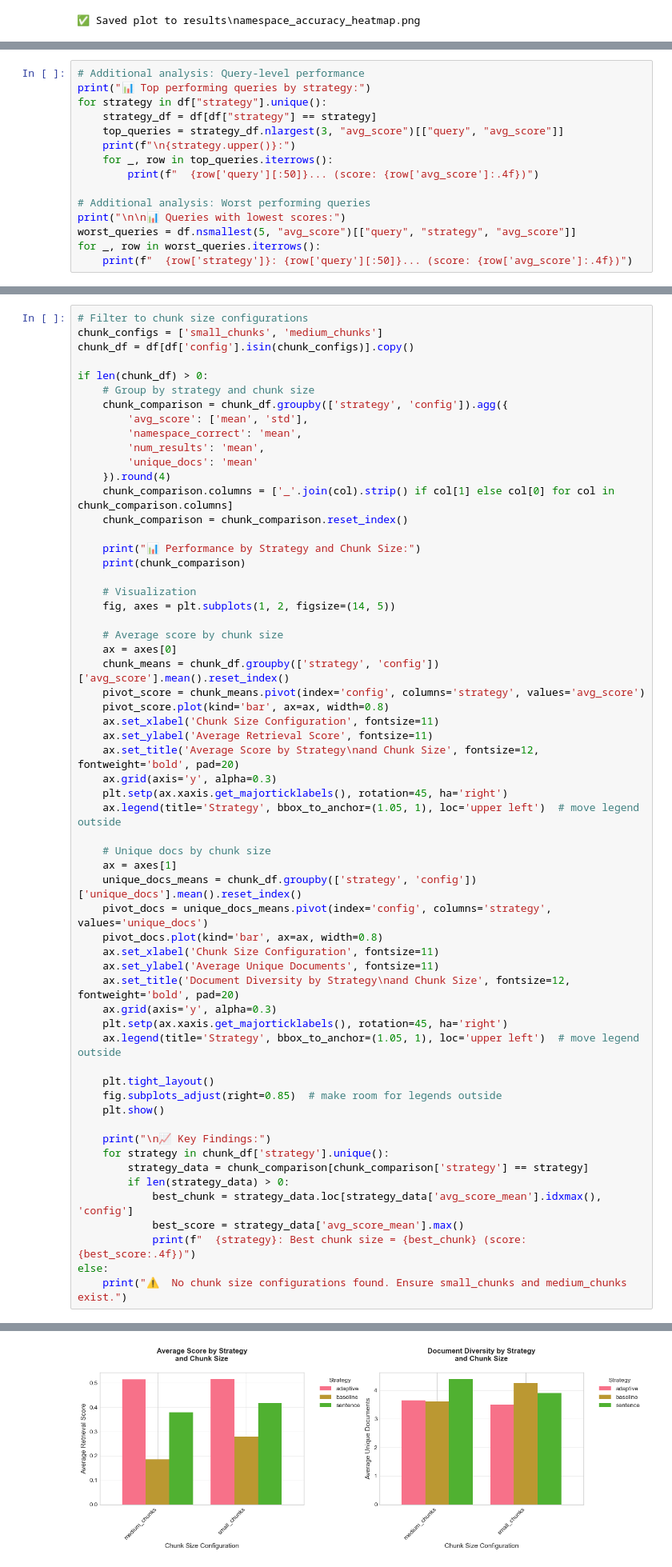
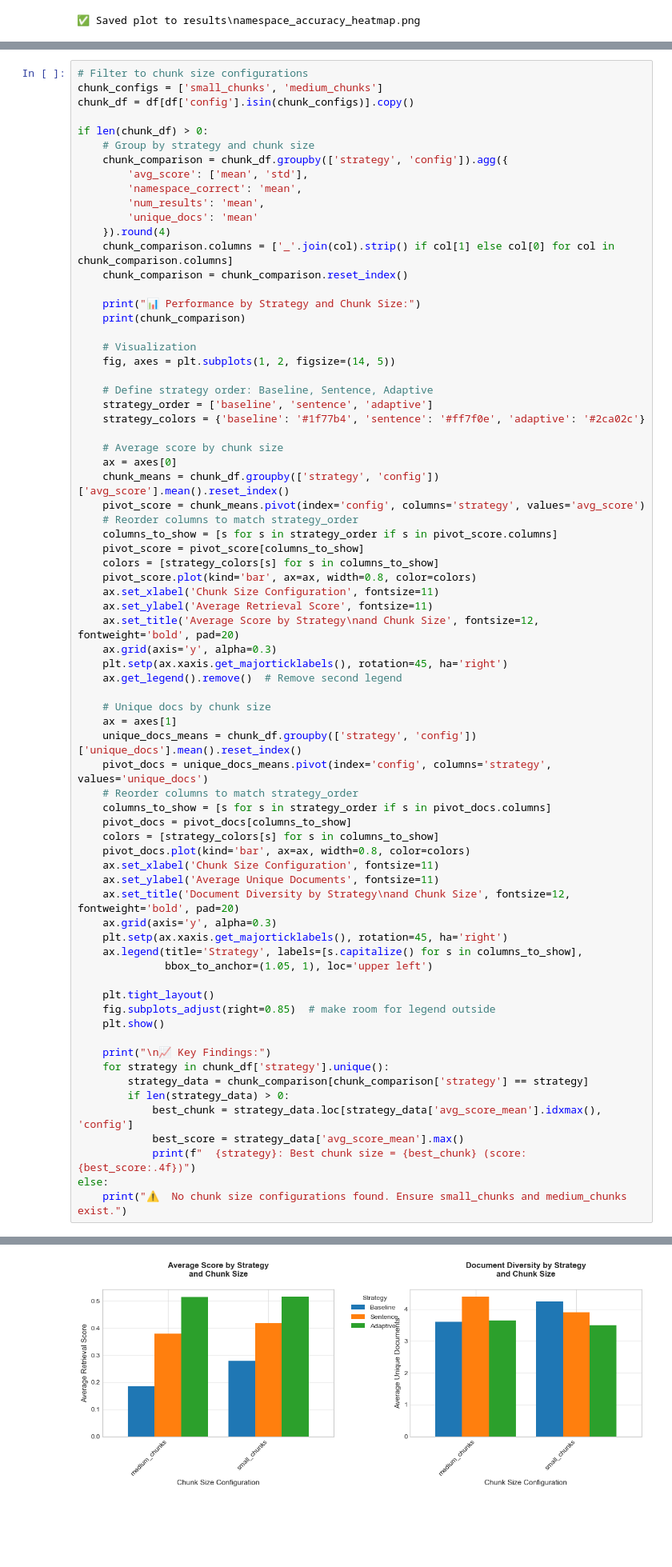
Before and after one commit to tomerbaruch99/lab2, a Jupyter notebook: evaluation/analyze_evaluation_results.ipynb, the cells around one changed output, grey strips where cells are left out. Shown at 80% size. Cells and saved outputs as stored; diff of their text form; blank space fills up the shorter version.

```diff
--- a/evaluation/analyze_evaluation_results.ipynb
+++ b/evaluation/analyze_evaluation_results.ipynb
@@ -419,18 +433,3 @@ EVALUATION SUMMARY
 ======================================================================
 # %% [markdown]
 ## 8. Additional Analysis (Optional)
-# %%
-# Additional analysis: Query-level performance
-print("📊 Top performing queries by strategy:")
-for strategy in df["strategy"].unique():
-    strategy_df = df[df["strategy"] == strategy]
-    top_queries = strategy_df.nlargest(3, "avg_score")[["query", "avg_score"]]
-    print(f"\n{strategy.upper()}:")
-    for _, row in top_queries.iterrows():
-        print(f"  {row['query'][:50]}... (score: {row['avg_score']:.4f})")
-
-# Additional analysis: Worst performing queries
-print("\n\n📊 Queries with lowest scores:")
-worst_queries = df.nsmallest(5, "avg_score")[["query", "strategy", "avg_score"]]
-for _, row in worst_queries.iterrows():
-    print(f"  {row['strategy']}: {row['query'][:50]}... (score: {row['avg_score']:.4f})")
@@ -544,61 +613,74 @@ if len(chunk_df) > 0:
     # Visualization
     fig, axes = plt.subplots(1, 2, figsize=(14, 5))
 
+    # Define strategy order: Baseline, Sentence, Adaptive
+    strategy_order = ['baseline', 'sentence', 'adaptive']
+    strategy_colors = {'baseline': '#1f77b4', 'sentence': '#ff7f0e', 'adaptive': '#2ca02c'}
+
     # Average score by chunk size
     ax = axes[0]
     chunk_means = chunk_df.groupby(['strategy', 'config'])['avg_score'].mean().reset_index()
     pivot_score = chunk_means.pivot(index='config', columns='strategy', values='avg_score')
-    pivot_score.plot(kind='bar', ax=ax, width=0.8)
+    # Reorder columns to match strategy_order
+    columns_to_show = [s for s in strategy_order if s in pivot_score.columns]
+    pivot_score = pivot_score[columns_to_show]
+    colors = [strategy_colors[s] for s in columns_to_show]
+    pivot_score.plot(kind='bar', ax=ax, width=0.8, color=colors)
     ax.set_xlabel('Chunk Size Configuration', fontsize=11)
     ax.set_ylabel('Average Retrieval Score', fontsize=11)
     ax.set_title('Average Score by Strategy\nand Chunk Size', fontsize=12, fontweight='bold', pad=20)
     ax.grid(axis='y', alpha=0.3)
     plt.setp(ax.xaxis.get_majorticklabels(), rotation=45, ha='right')
-    ax.legend(title='Strategy', bbox_to_anchor=(1.05, 1), loc='upper left')  # move legend outside
+    ax.get_legend().remove()  # Remove second legend
 
     # Unique docs by chunk size
     ax = axes[1]
     unique_docs_means = chunk_df.groupby(['strategy', 'config'])['unique_docs'].mean().reset_index()
     pivot_docs = unique_docs_means.pivot(index='config', columns='strategy', values='unique_docs')
-    pivot_docs.plot(kind='bar', ax=ax, width=0.8)
+    # Reorder columns to match strategy_order
+    columns_to_show = [s for s in strategy_order if s in pivot_docs.columns]
+    pivot_docs = pivot_docs[columns_to_show]
+    colors = [strategy_colors[s] for s in columns_to_show]
+    pivot_docs.plot(kind='bar', ax=ax, width=0.8, color=colors)
     ax.set_xlabel('Chunk Size Configuration', fontsize=11)
     ax.set_ylabel('Average Unique Documents', fontsize=11)
     ax.set_title('Document Diversity by Strategy\nand Chunk Size', fontsize=12, fontweight='bold', pad=20)
     ax.grid(axis='y', alpha=0.3)
     plt.setp(ax.xaxis.get_majorticklabels(), rotation=45, ha='right')
-    ax.legend(title='Strategy', bbox_to_anchor=(1.05, 1), loc='upper left')  # move legend outside
+    ax.legend(title='Strategy', labels=[s.capitalize() for s in columns_to_show],
+              bbox_to_anchor=(1.05, 1), loc='upper left')
 
     plt.tight_layout()
-    fig.subplots_adjust(right=0.85)  # make room for legends outside
+    fig.subplots_adjust(right=0.85)  # make room for legend outside
     plt.show()
 
     print("\n📈 Key Findings:")
     for strategy in chunk_df['strategy'].unique():
         strategy_data = chunk_comparison[chunk_comparison['strategy'] == strategy]
         if len(strategy_data) > 0:
             best_chunk = strategy_data.loc[strategy_data['avg_score_mean'].idxmax(), 'config']
             best_score = strategy_data['avg_score_mean'].max()
             print(f"  {strategy}: Best chunk size = {best_chunk} (score: {best_score:.4f})")
 else:
     print("⚠️  No chunk size configurations found. Ensure small_chunks and medium_chunks exist.")
 # %% [output]
 📊 Performance by Strategy and Chunk Size:
    strategy         config  avg_score_mean  avg_score_std  \
 0  adaptive  medium_chunks          0.5156         0.1307
 1  adaptive   small_chunks          0.5166         0.1284
 2  baseline  medium_chunks          0.1865         0.1131
 3  baseline   small_chunks          0.2796         0.1324
 4  sentence  medium_chunks          0.3792         0.1155
 5  sentence   small_chunks          0.4177         0.1207
 
    namespace_correct_mean  num_results_mean  unique_docs_mean
 0                     1.0               5.0              3.65
 1                     1.0               5.0              3.50
 2                     0.9               3.7              3.60
 3                     1.0               4.9              4.25
 4                     1.0               5.0              4.40
 5                     1.0               5.0              3.90
-[figure, old version]
+[figure, new version]
 📈 Key Findings:
   baseline: Best chunk size = small_chunks (score: 0.2796)
   sentence: Best chunk size = small_chunks (score: 0.4177)
```
Also changed, not shown: parts of 9 cells of this notebook, 5 other files.
